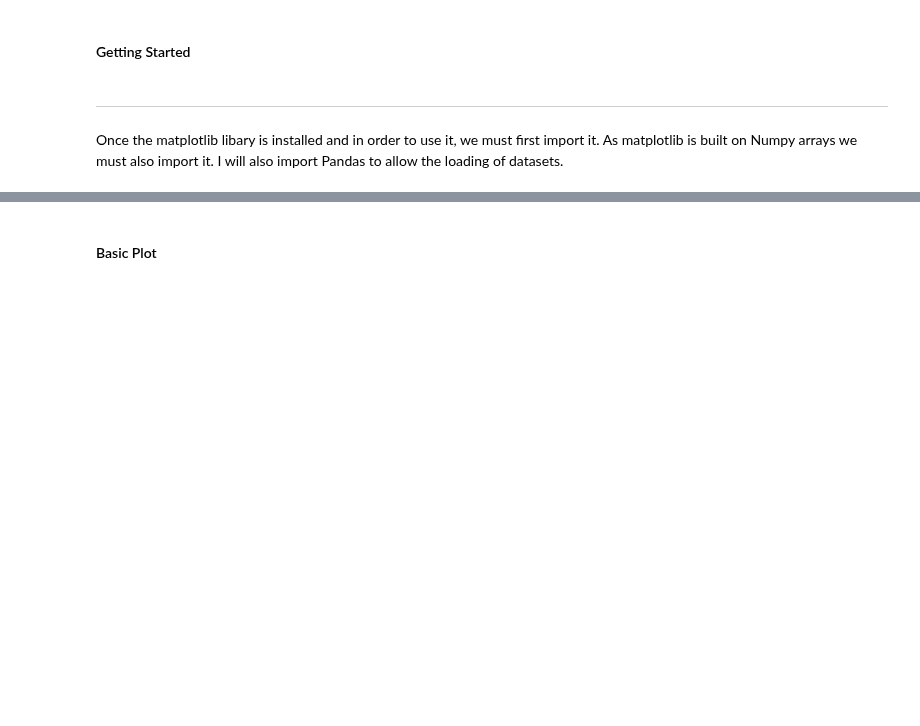
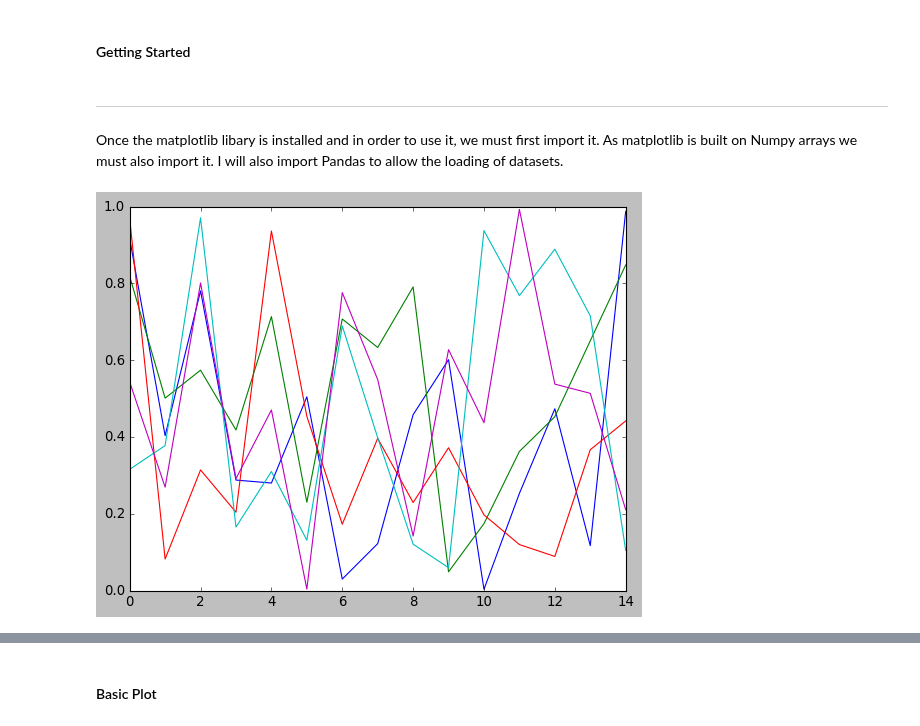
Before and after one commit to kmcd14/FofData-assessment, a Jupyter notebook: pyplot.ipynb, the cells around one changed output, grey strips where cells are left out. Cells and saved outputs as stored; diff of their text form; code cells hidden in the pictures; blank space fills up the shorter version.

```diff
--- a/pyplot.ipynb
+++ b/pyplot.ipynb
@@ -46,3 +46,9 @@ import numpy as np
 import pandas as pd
 
 import matplotlib.pyplot as plt
+# %%
+plt.style.use('classic')
+for i in range(5):
+    plt.plot(np.random.rand(15))
+# %% [output]
+[figure, added]
```
Also changed, not shown: parts of 9 cells of this notebook.
